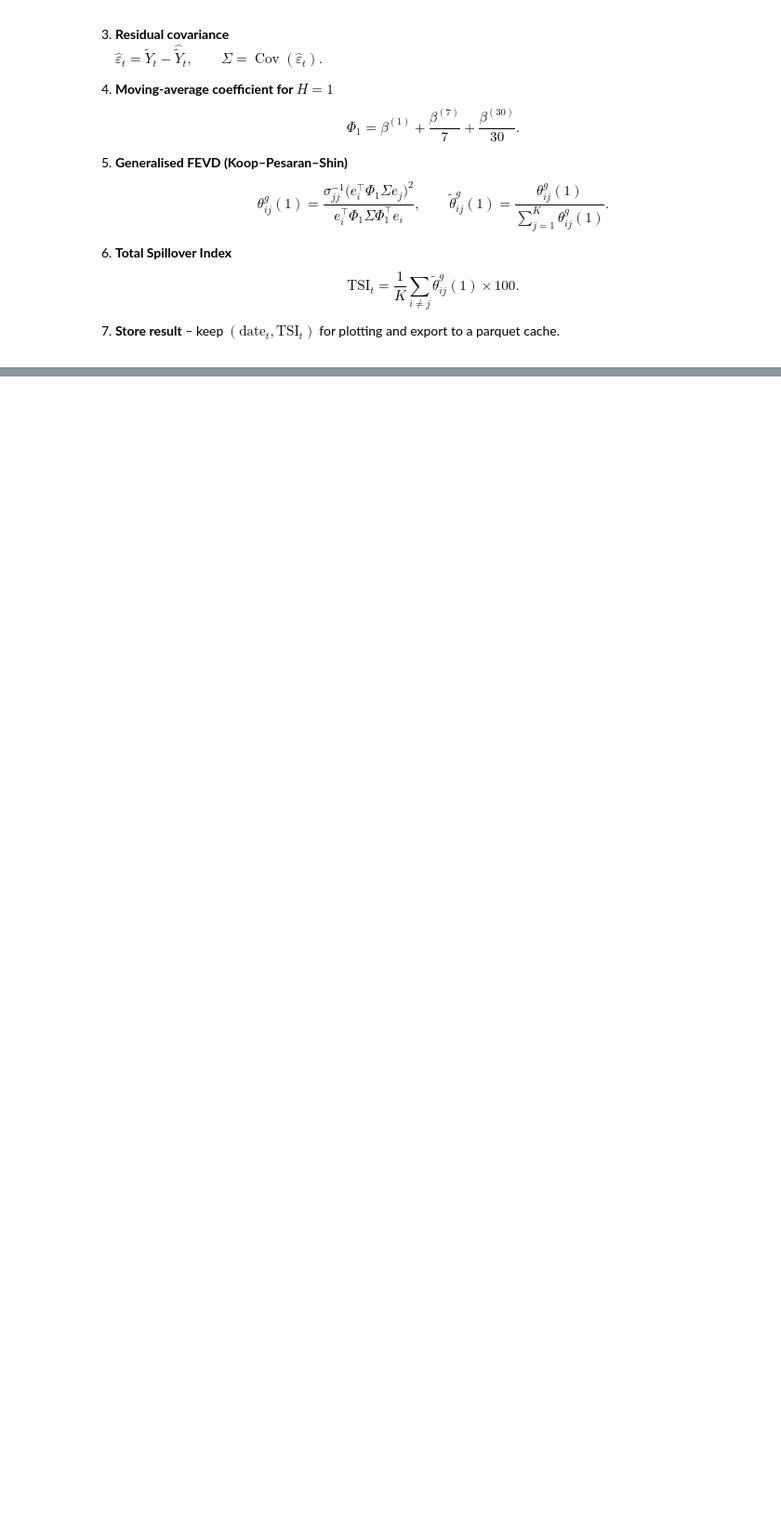
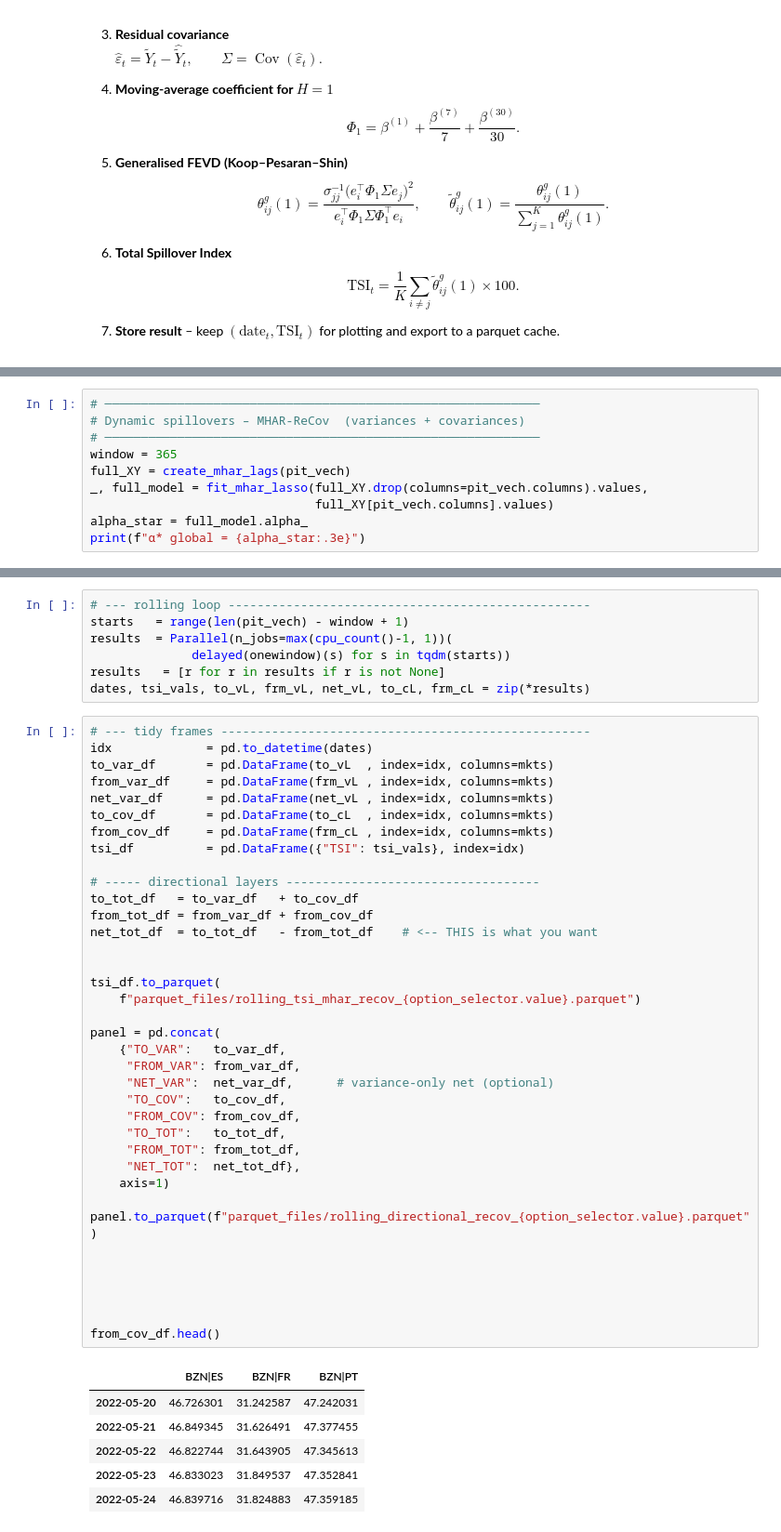
Before and after one commit to franrolotti/volatility-spillovers-methodology, a Jupyter notebook: 04_volatility_spillovers_var_covar_MHAR.ipynb, the cells around one changed output, grey strips where cells are left out. Shown at 93% size. Saved outputs shown, nothing was run; the diff lists cells and outputs as text; blank space fills up the shorter version.

```diff
--- a/04_volatility_spillovers_var_covar_MHAR.ipynb
+++ b/04_volatility_spillovers_var_covar_MHAR.ipynb
@@ -458,0 +451,10 @@ formulas below.
+# %%
+# ────────────────────────────────────────────────────────────
+# Dynamic spillovers – MHAR-ReCov  (variances + covariances)
+# ────────────────────────────────────────────────────────────
+window = 365
+full_XY = create_mhar_lags(pit_vech)
+_, full_model = fit_mhar_lasso(full_XY.drop(columns=pit_vech.columns).values,
+                               full_XY[pit_vech.columns].values)
+alpha_star = full_model.alpha_
+print(f"α* global = {alpha_star:.3e}")
@@ -458,0 +518,51 @@ formulas below.
+# %%
+# --- rolling loop --------------------------------------------------
+starts   = range(len(pit_vech) - window + 1)
+results  = Parallel(n_jobs=max(cpu_count()-1, 1))(
+              delayed(onewindow)(s) for s in tqdm(starts))
+results   = [r for r in results if r is not None]
+dates, tsi_vals, to_vL, frm_vL, net_vL, to_cL, frm_cL = zip(*results)
+# %%
+# --- tidy frames ---------------------------------------------------
+idx             = pd.to_datetime(dates)
+to_var_df       = pd.DataFrame(to_vL  , index=idx, columns=mkts)
+from_var_df     = pd.DataFrame(frm_vL , index=idx, columns=mkts)
+net_var_df      = pd.DataFrame(net_vL , index=idx, columns=mkts)
+to_cov_df       = pd.DataFrame(to_cL  , index=idx, columns=mkts)
+from_cov_df     = pd.DataFrame(frm_cL , index=idx, columns=mkts)
+tsi_df          = pd.DataFrame({"TSI": tsi_vals}, index=idx)
+
+# ----- directional layers -----------------------------------
+to_tot_df   = to_var_df   + to_cov_df
+from_tot_df = from_var_df + from_cov_df
+net_tot_df  = to_tot_df   - from_tot_df    # <-- THIS is what you want
+
+
+tsi_df.to_parquet(
+    f"parquet_files/rolling_tsi_mhar_recov_{option_selector.value}.parquet")
+
+panel = pd.concat(
+    {"TO_VAR":   to_var_df,
+     "FROM_VAR": from_var_df,
+     "NET_VAR":  net_var_df,      # variance-only net (optional)
+     "TO_COV":   to_cov_df,
+     "FROM_COV": from_cov_df,
+     "TO_TOT":   to_tot_df,
+     "FROM_TOT": from_tot_df,
+     "NET_TOT":  net_tot_df},
+    axis=1)
+
+panel.to_parquet(f"parquet_files/rolling_directional_recov_{option_selector.value}.parquet")
+
+
+
+
+
+from_cov_df.head()
+# %% [output]
+|  | BZN|ES | BZN|FR | BZN|PT |
+| 2022-05-20 | 46.726301 | 31.242587 | 47.242031 |
+| 2022-05-21 | 46.849345 | 31.626491 | 47.377455 |
+| 2022-05-22 | 46.822744 | 31.643905 | 47.345613 |
+| 2022-05-23 | 46.833023 | 31.849537 | 47.352841 |
+| 2022-05-24 | 46.839716 | 31.824883 | 47.359185 |
```
Also changed, not shown: parts of 13 cells of this notebook, 1 other file.
